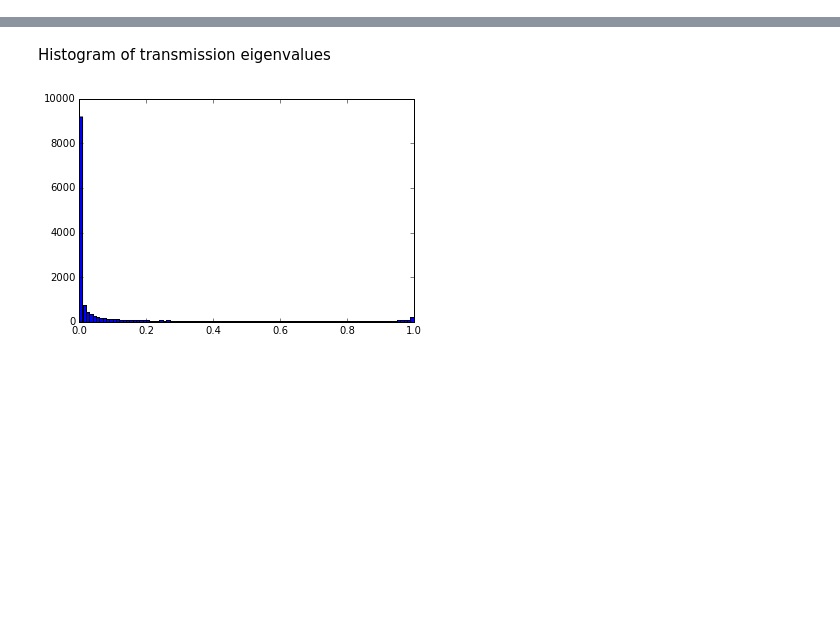
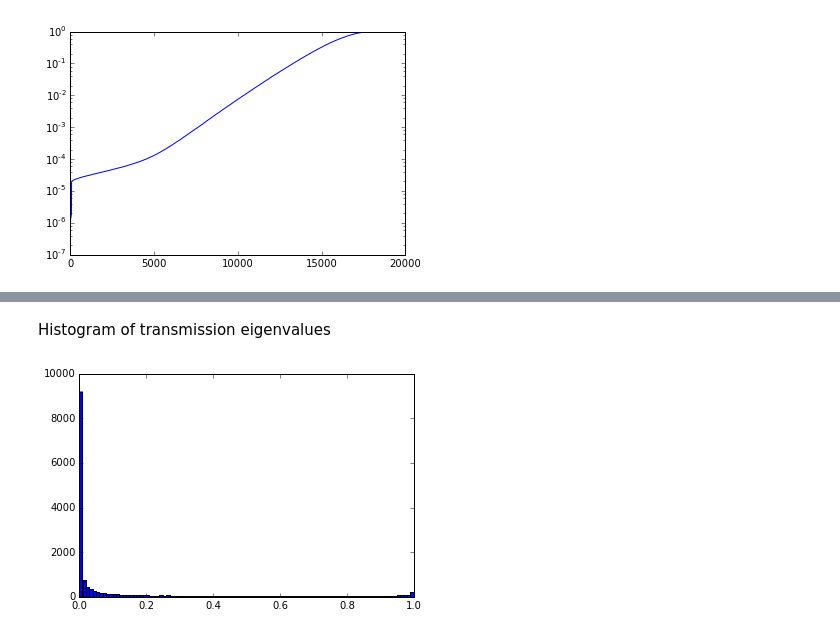
Before and after one commit to bernardvanheck/shared_notebooks, a Jupyter notebook: kwant_transmission_example.ipynb, the cells around one changed output, grey strips where cells are left out. Drawn from its saved outputs; the diff is of its cells as text; code cells hidden in the pictures; blank space fills up the shorter version.

```diff
--- a/kwant_transmission_example.ipynb
+++ b/kwant_transmission_example.ipynb
@@ -50,0 +67,7 @@ np.savez("t_r_coefficients", ts = t_eigs, rs = r_eigs)
+# %%
+#plt.plot(ts, '.')
+mpld3.enable_notebook()
+plt.plot(1-np.sort(r_eigs)[::-1])
+plt.yscale('log')
+# %% [output]
+[figure, added]
```
Also changed, not shown: parts of 10 cells of this notebook.
